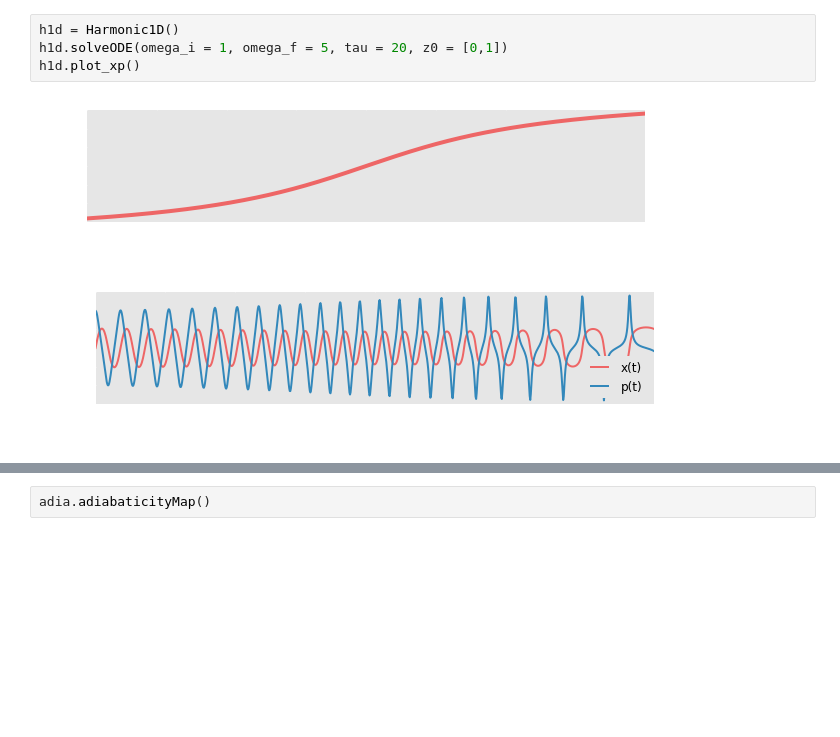
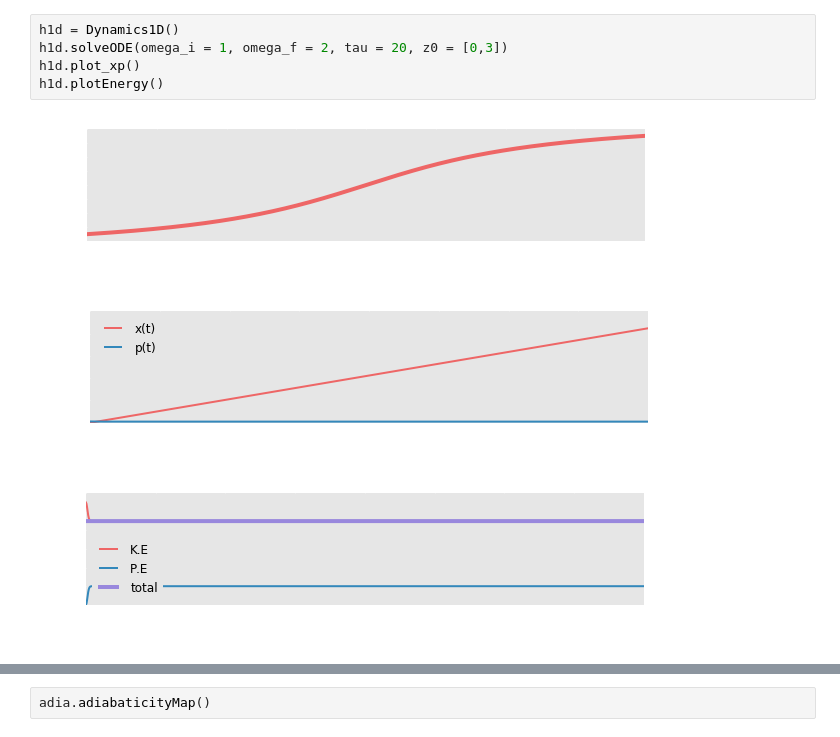
Before and after one commit to polnops/adiabatic_loading, a Jupyter notebook: tweezer_loading.ipynb, the cells around one changed output, grey strips where cells are left out. Cells and saved outputs as stored; diff of their text form; blank space fills up the shorter version.

```diff
--- a/tweezer_loading.ipynb
+++ b/tweezer_loading.ipynb
@@ -162,10 +200,12 @@ class Harmonic1D(object):
 # %%
-h1d = Harmonic1D()
-h1d.solveODE(omega_i = 1, omega_f = 5, tau = 20, z0 = [0,1])
+h1d = Dynamics1D()
+h1d.solveODE(omega_i = 1, omega_f = 2, tau = 20, z0 = [0,3])
 h1d.plot_xp()
+h1d.plotEnergy()
 # %% [output]
-[figure, old version]
+[figure, new version]
-[figure, old version]
+[figure, new version]
+[figure, added]
 # %%
 path = '/content/gdrive/My Drive/Atom_cavity/personal folders/Po/adiabatic_cooling'
 os.chdir(path)
```
Also changed, not shown: parts of 12 cells of this notebook.
